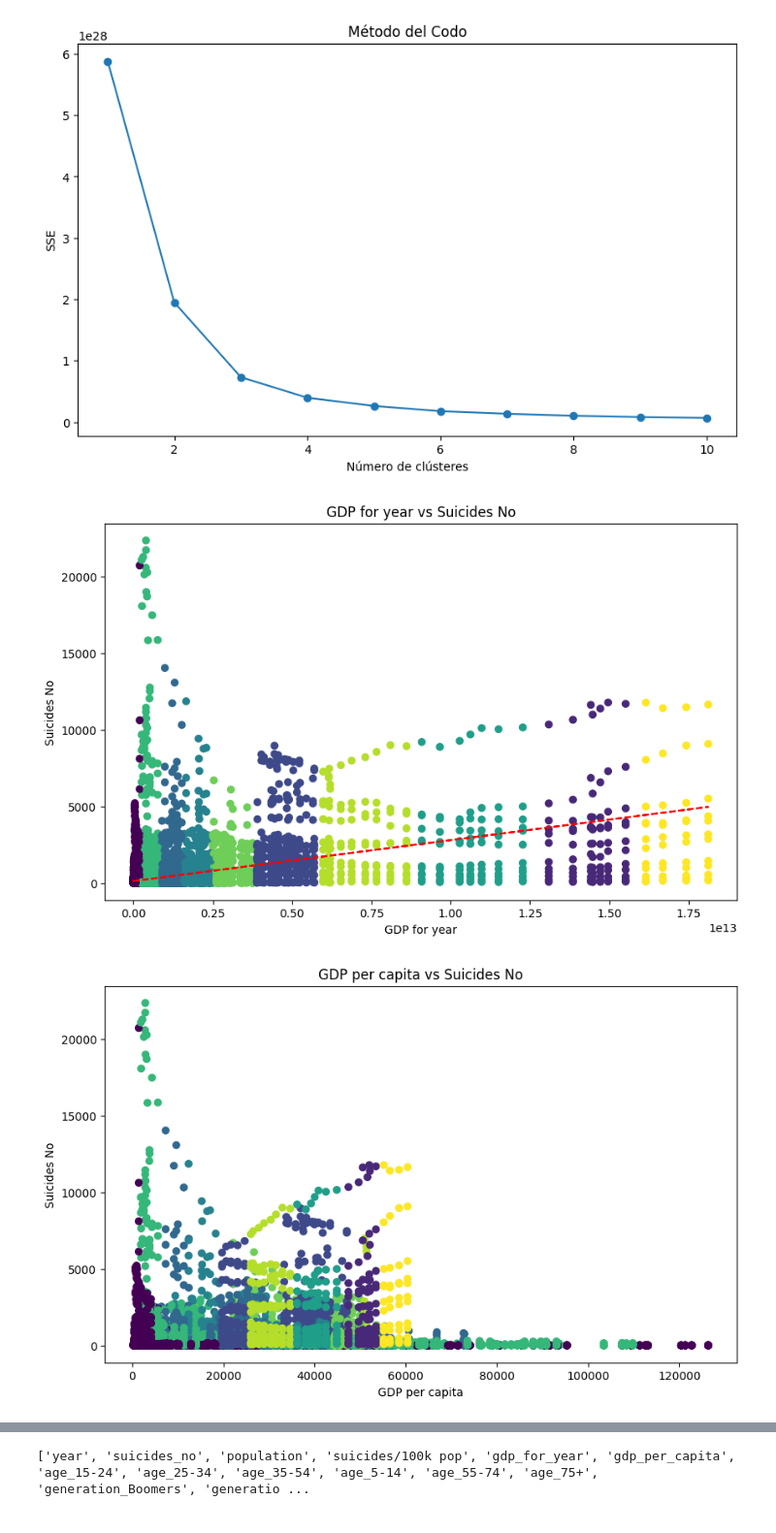
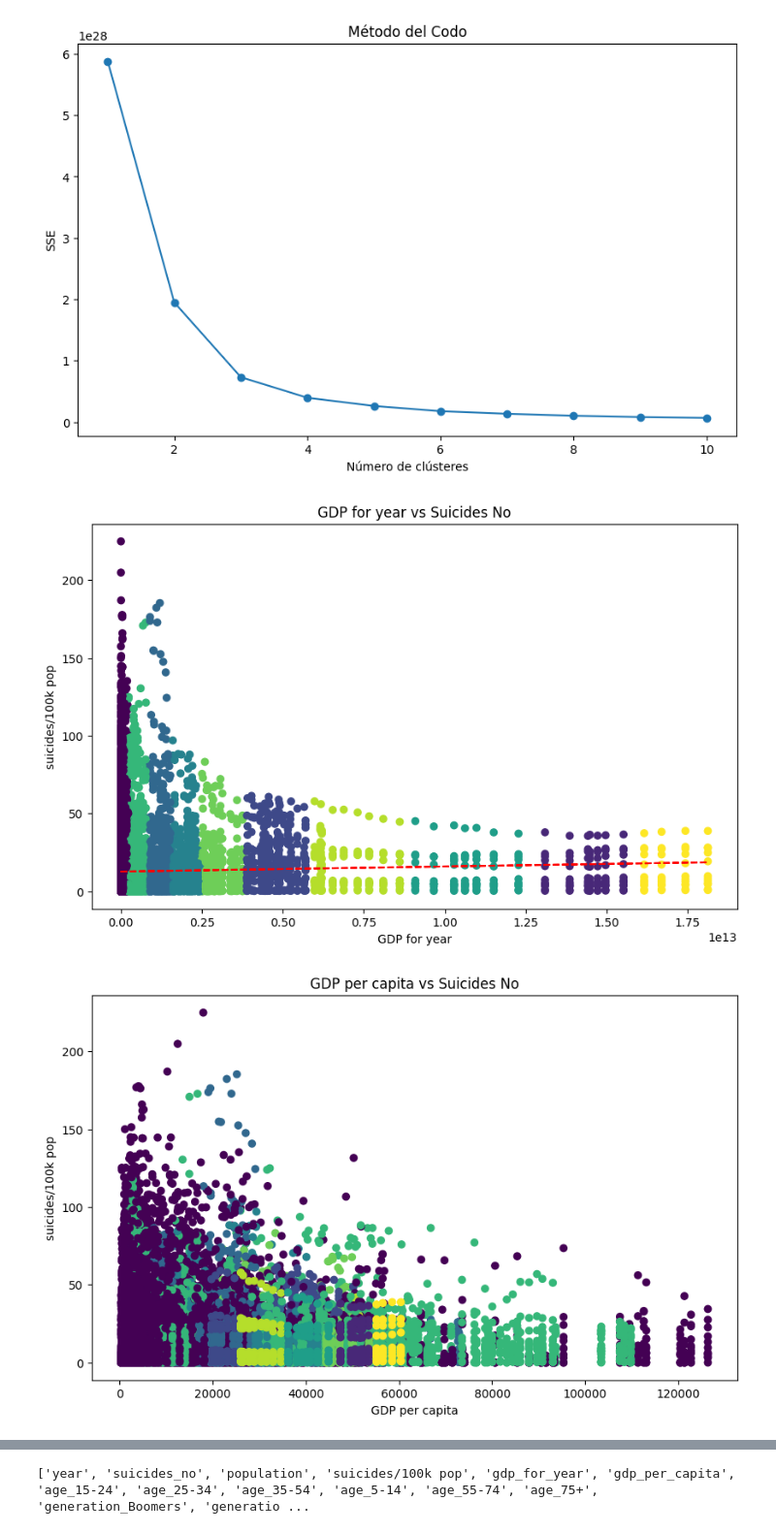
Before and after one commit to jazurdia/Proyecto1MD, a Jupyter notebook: Proyecto1.ipynb, the cells around one changed output, grey strips where cells are left out. Shown at 97% size. Saved outputs shown, nothing was run; the diff lists cells and outputs as text; code cells hidden in the pictures.

```diff
--- a/Proyecto1.ipynb
+++ b/Proyecto1.ipynb
@@ -324,29 +328,29 @@ plt.show()
 # grafico de puntos en donde y sea suicidios_no y x sea gdp_for_year. Ver todos los clusters
 # Establece una linea de tendencia
 plt.figure(figsize=(10, 6))
-plt.scatter(df['gdp_for_year'], df['suicides_no'], c=df['cluster'], cmap='viridis')
+plt.scatter(df['gdp_for_year'], df['suicides/100k pop'], c=df['cluster'], cmap='viridis')
 
 # Establece una linea de tendencia
-z = np.polyfit(df['gdp_for_year'], df['suicides_no'], 1)
+z = np.polyfit(df['gdp_for_year'], df['suicides/100k pop'], 1)
 p = np.poly1d(z)
 plt.plot(df['gdp_for_year'], p(df['gdp_for_year']), "r--")
 
 plt.xlabel('GDP for year')
-plt.ylabel('Suicides No')
+plt.ylabel('suicides/100k pop')
 plt.title('GDP for year vs Suicides No')
 plt.show()
 # %% [output]
-[figure, old version]
+[figure, new version]
 # %%
 # grafico de puntos en donde y sea suicides_no y x sea gdp_per_capita. Ver todos los clusters
 plt.figure(figsize=(10, 6))
-plt.scatter(df['gdp_per_capita'], df['suicides_no'], c=df['cluster'], cmap='viridis')
+plt.scatter(df['gdp_per_capita'], df['suicides/100k pop'], c=df['cluster'], cmap='viridis')
 plt.xlabel('GDP per capita')
-plt.ylabel('Suicides No')
+plt.ylabel('suicides/100k pop')
 plt.title('GDP per capita vs Suicides No')
 plt.show()
 # %% [output]
-[figure, old version]
+[figure, new version]
 # %%
 # grafico de puntos en donde y sea suicides_no y x sea population. Ver todos los clusters
 plt.figure(figsize=(10, 6))
```
Also changed, not shown: parts of 4 cells of this notebook, 1 other file.
